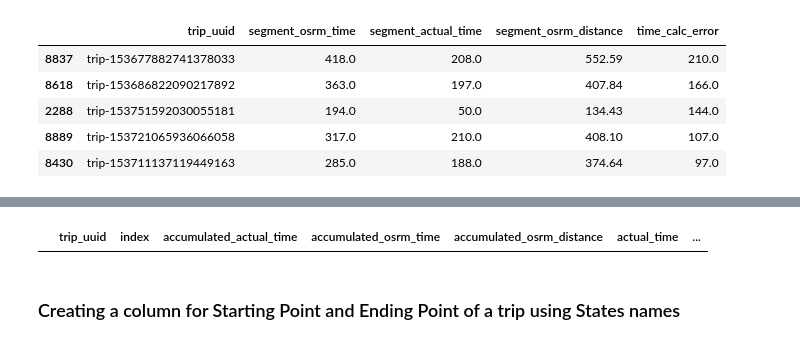
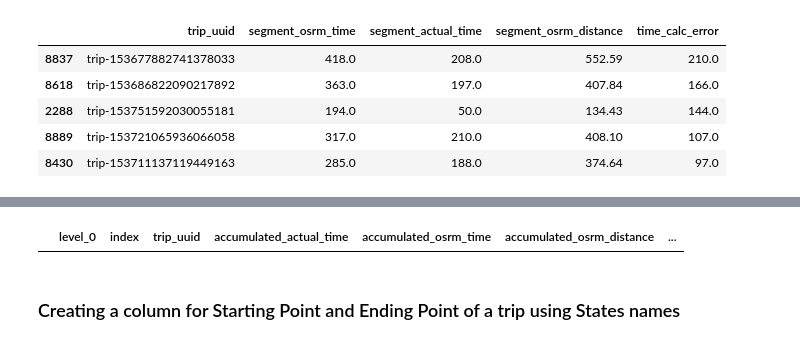
Before and after one commit to akshayabhale1406/SCLR_Delhivery_FE, a Jupyter notebook: Delhivery_FE.ipynb, the cells around one changed output, grey strips where cells are left out. Cells and saved outputs as stored; diff of their text form; code cells hidden in the pictures.

```diff
--- a/Delhivery_FE.ipynb
+++ b/Delhivery_FE.ipynb
@@ -278,16 +278,18 @@ df_combined_times.head()
 | 4 | trip-153671052974046625 | 340.0 | 115.0 | 146.79 | 341.0 | 117.0 | ... |
 # %%
 first_od_start_times = df.groupby('trip_uuid')['od_start_time'].first()
+first_od_start_times = first_od_start_times.rename('trip_start_time')
 df_combined_times = df_combined_times.merge(first_od_start_times, left_index=True, right_index=True).reset_index()
-df_combined_times["trip_start_date"] = df_combined_times["od_start_time"].dt.date
-trip_start_location = df.groupby('trip_uuid')['source_name'].first()
-trip_end_location = df.groupby('trip_uuid')['destination_name'].last()
-df_combined_times = df_combined_times.set_index('trip_uuid').merge(trip_start_location, left_index=True, right_index=True).reset_index()
-df_combined_times = df_combined_times.set_index('trip_uuid').merge(trip_end_location, left_index=True, right_index=True).reset_index()
-df_combined_times = df_combined_times.drop(columns=['od_start_time'])
-df_combined_times.head()
+df_combined_times
+# df_combined_times["trip_start_date"] = df_combined_times["od_start_time"].dt.date
+# trip_start_location = df.groupby('trip_uuid')['source_name'].first()
+# trip_end_location = df.groupby('trip_uuid')['destination_name'].last()
+# df_combined_times = df_combined_times.set_index('trip_uuid').merge(trip_start_location, left_index=True, right_index=True).reset_index()
+# df_combined_times = df_combined_times.set_index('trip_uuid').merge(trip_end_location, left_index=True, right_index=True).reset_index()
+# df_combined_times = df_combined_times.drop(columns=['od_start_time'])
+# df_combined_times.head()
 # %% [output]
-|  | trip_uuid | index | accumulated_actual_time | accumulated_osrm_time | accumulated_osrm_distance | actual_time | ... |
+|  | level_0 | index | trip_uuid | accumulated_actual_time | accumulated_osrm_time | accumulated_osrm_distance | ... |
 # %% [markdown]
 ### Creating a column for Starting Point and Ending Point of a trip using States names
 # %%
```
